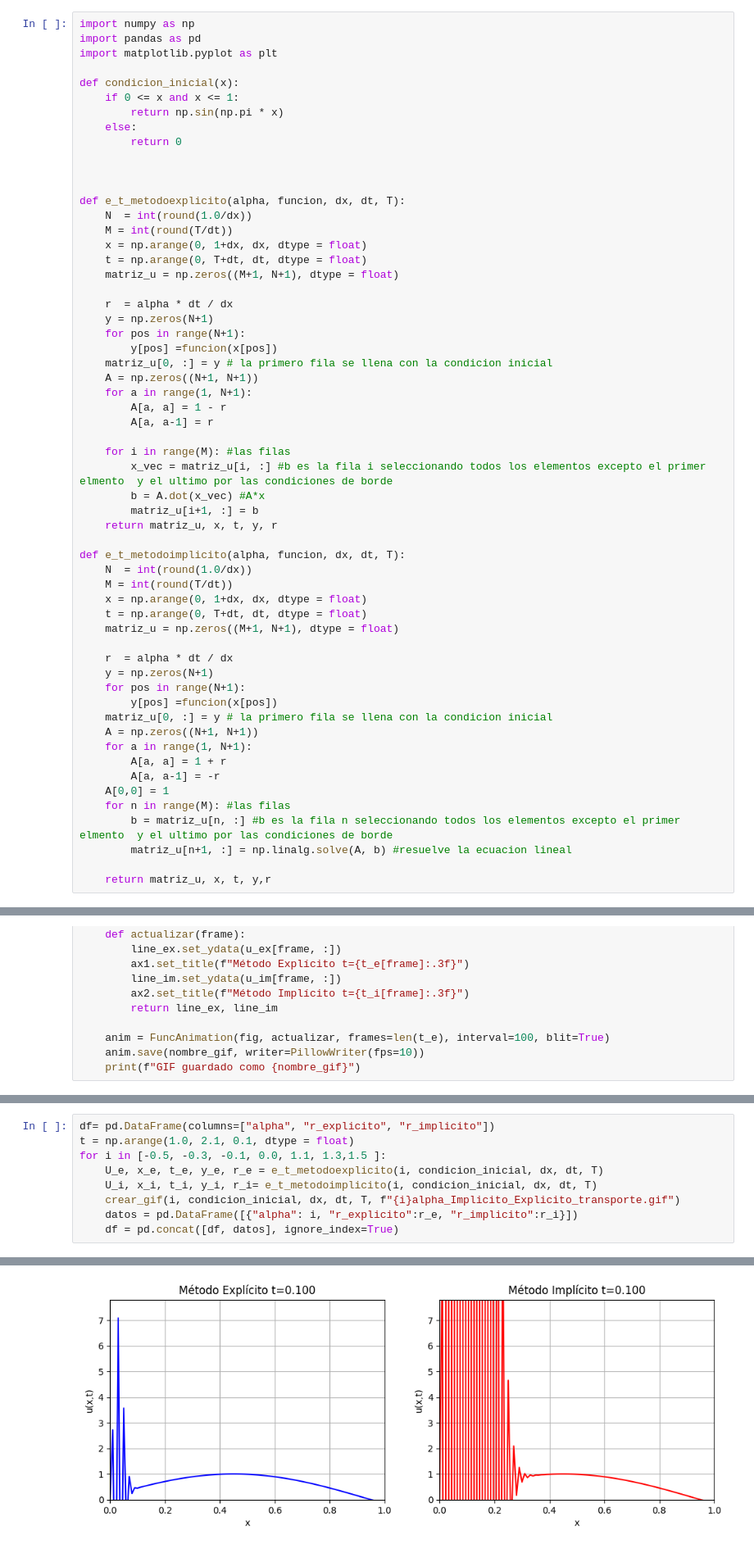
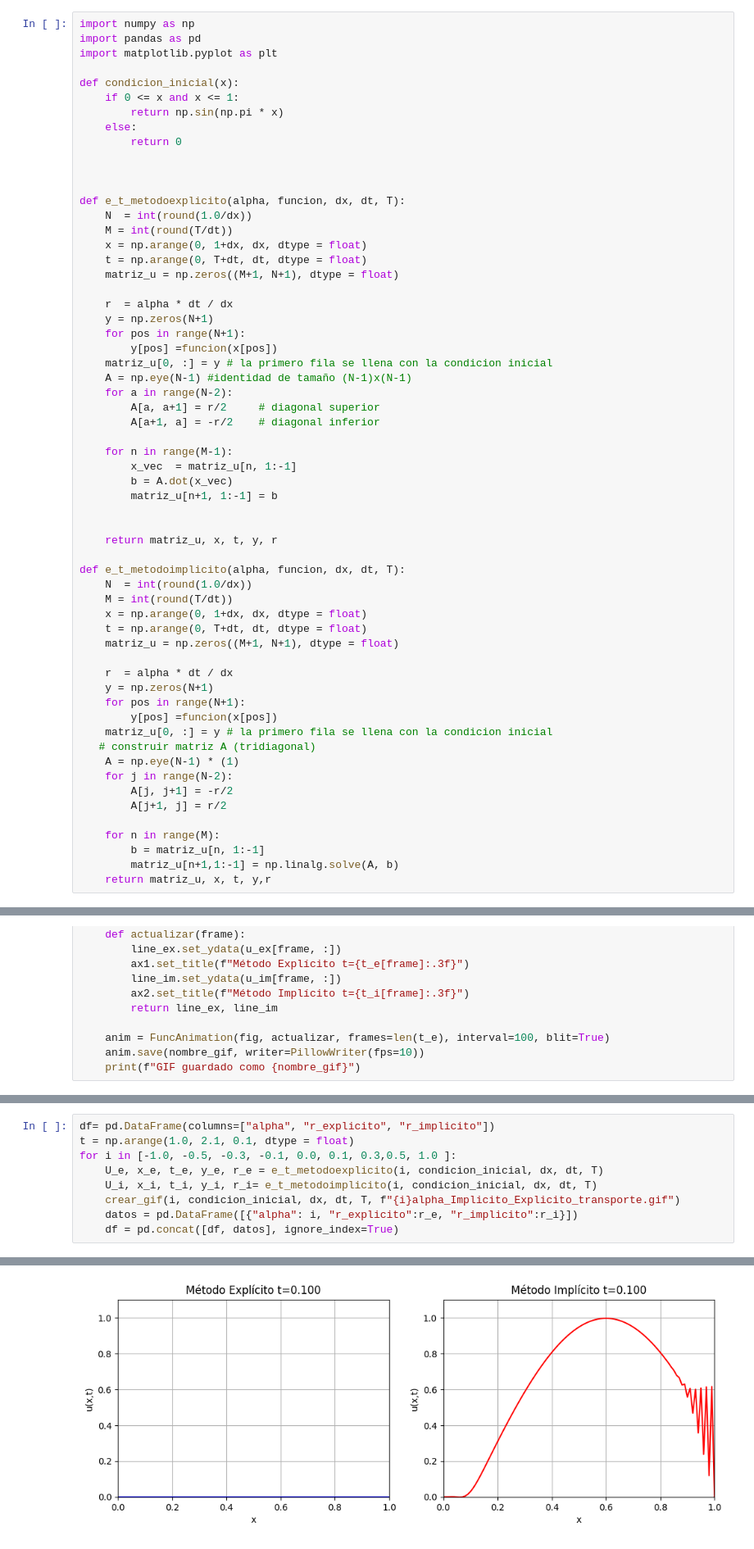
Before and after one commit to almui/TP1-EcuacionesDiferenciales-Metodos, a Jupyter notebook: EcuacionTransporte.ipynb, the cells around one changed output, grey strips where cells are left out. Shown at 82% size. Saved outputs shown, nothing was run; the diff lists cells and outputs as text.

```diff
--- a/EcuacionTransporte.ipynb
+++ b/EcuacionTransporte.ipynb
@@ -29,15 +29,17 @@ def e_t_metodoexplicito(alpha, funcion, dx, dt, T):
     for pos in range(N+1):
         y[pos] =funcion(x[pos])
     matriz_u[0, :] = y # la primero fila se llena con la condicion inicial
-    A = np.zeros((N+1, N+1))
-    for a in range(1, N+1):
-        A[a, a] = 1 - r
-        A[a, a-1] = r
+    A = np.eye(N-1) #identidad de tamaño (N-1)x(N-1)
+    for a in range(N-2):
+        A[a, a+1] = r/2     # diagonal superior
+        A[a+1, a] = -r/2    # diagonal inferior
 
-    for i in range(M): #las filas
-        x_vec = matriz_u[i, :] #b es la fila i seleccionando todos los elementos excepto el primer elmento  y el ultimo por las condiciones de borde
-        b = A.dot(x_vec) #A*x
-        matriz_u[i+1, :] = b
+    for n in range(M-1):
+        x_vec  = matriz_u[n, 1:-1]
+        b = A.dot(x_vec)
+        matriz_u[n+1, 1:-1] = b
+
+
     return matriz_u, x, t, y, r
 
 def e_t_metodoimplicito(alpha, funcion, dx, dt, T):
@@ -52,15 +54,15 @@ def e_t_metodoimplicito(alpha, funcion, dx, dt, T):
     for pos in range(N+1):
         y[pos] =funcion(x[pos])
     matriz_u[0, :] = y # la primero fila se llena con la condicion inicial
-    A = np.zeros((N+1, N+1))
-    for a in range(1, N+1):
-        A[a, a] = 1 + r
-        A[a, a-1] = -r
-    A[0,0] = 1
-    for n in range(M): #las filas
-        b = matriz_u[n, :] #b es la fila n seleccionando todos los elementos excepto el primer elmento  y el ultimo por las condiciones de borde
-        matriz_u[n+1, :] = np.linalg.solve(A, b) #resuelve la ecuacion lineal
+   # construir matriz A (tridiagonal)
+    A = np.eye(N-1) * (1)
+    for j in range(N-2):
+        A[j, j+1] = -r/2
+        A[j+1, j] = r/2
 
+    for n in range(M):
+        b = matriz_u[n, 1:-1]
+        matriz_u[n+1,1:-1] = np.linalg.solve(A, b)
     return matriz_u, x, t, y,r
 # %%
 alpha = 1.0
@@ -115,7 +117,7 @@ GIF guardado como Implicito_Explicito_transporte.gif
 # %%
 df= pd.DataFrame(columns=["alpha", "r_explicito", "r_implicito"])
 t = np.arange(1.0, 2.1, 0.1, dtype = float)
-for i in [-0.5, -0.3, -0.1, 0.0, 1.1, 1.3,1.5 ]:
+for i in [-1.0, -0.5, -0.3, -0.1, 0.0, 0.1, 0.3,0.5, 1.0 ]:
     U_e, x_e, t_e, y_e, r_e = e_t_metodoexplicito(i, condicion_inicial, dx, dt, T)
     U_i, x_i, t_i, y_i, r_i= e_t_metodoimplicito(i, condicion_inicial, dx, dt, T)
     crear_gif(i, condicion_inicial, dx, dt, T, f"{i}alpha_Implicito_Explicito_transporte.gif")
@@ -132 +136 @@ GIF guardado como 1.5alpha_Implicito_Explicito_transporte.gif
-[figure, old version]
+[figure, new version]
```
Also changed, not shown: parts of 3 cells of this notebook, 13 other files.
